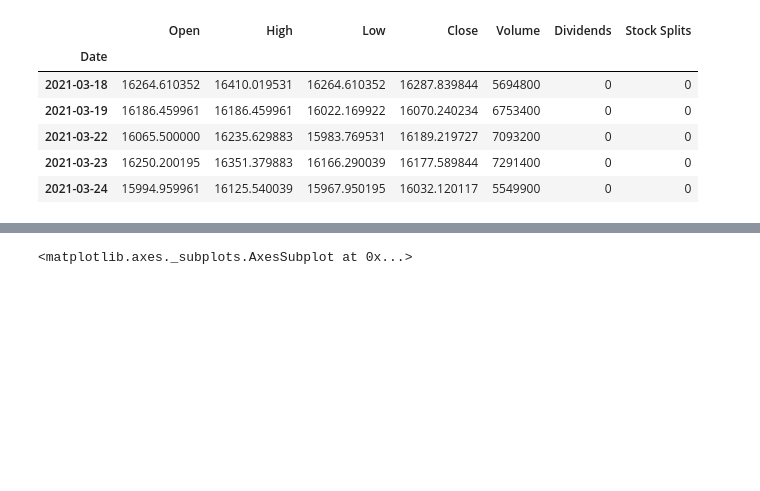
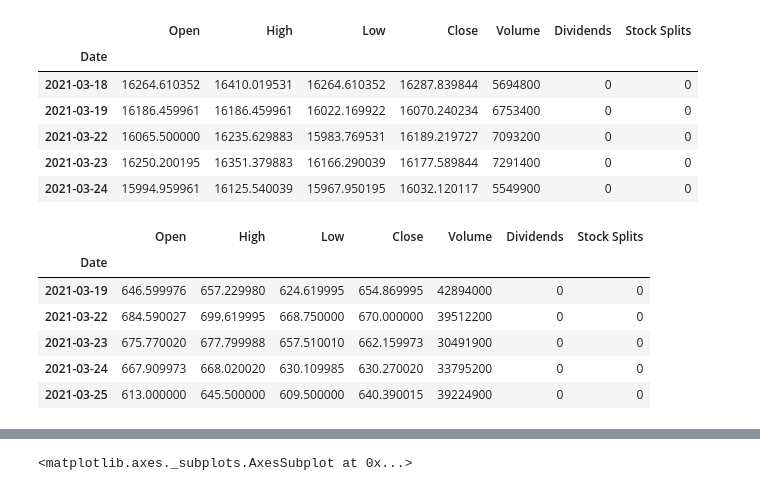
Before and after one commit to tewei0328/teach-visulization, a Jupyter notebook: viz1_yfinance_plot1_TWII_TSLA_BTC.ipynb, the cells around one changed output, grey strips where cells are left out. Saved outputs shown, nothing was run; the diff lists cells and outputs as text; code cells hidden in the pictures; blank space fills up the shorter version.

```diff
--- a/viz1_yfinance_plot1_TWII_TSLA_BTC.ipynb
+++ b/viz1_yfinance_plot1_TWII_TSLA_BTC.ipynb
@@ -38,3 +35,16 @@ df.head()
 | 2021-03-22 | 16065.500000 | 16235.629883 | 15983.769531 | 16189.219727 | 7093200 | 0 | 0 |
 | 2021-03-23 | 16250.200195 | 16351.379883 | 16166.290039 | 16177.589844 | 7291400 | 0 | 0 |
 | 2021-03-24 | 15994.959961 | 16125.540039 | 15967.950195 | 16032.120117 | 5549900 | 0 | 0 |
+# %%
+i=1
+stock=yfinance.Ticker(stock_name[i])
+df2=stock.history(period='1y')
+df2.head()
+# %% [output]
+|  | Open | High | Low | Close | Volume | Dividends | Stock Splits |
+| Date |  |  |  |  |  |  |  |
+| 2021-03-19 | 646.599976 | 657.229980 | 624.619995 | 654.869995 | 42894000 | 0 | 0 |
+| 2021-03-22 | 684.590027 | 699.619995 | 668.750000 | 670.000000 | 39512200 | 0 | 0 |
+| 2021-03-23 | 675.770020 | 677.799988 | 657.510010 | 662.159973 | 30491900 | 0 | 0 |
+| 2021-03-24 | 667.909973 | 668.020020 | 630.109985 | 630.270020 | 33795200 | 0 | 0 |
+| 2021-03-25 | 613.000000 | 645.500000 | 609.500000 | 640.390015 | 39224900 | 0 | 0 |
```
Also changed, not shown: parts of 12 cells of this notebook.
